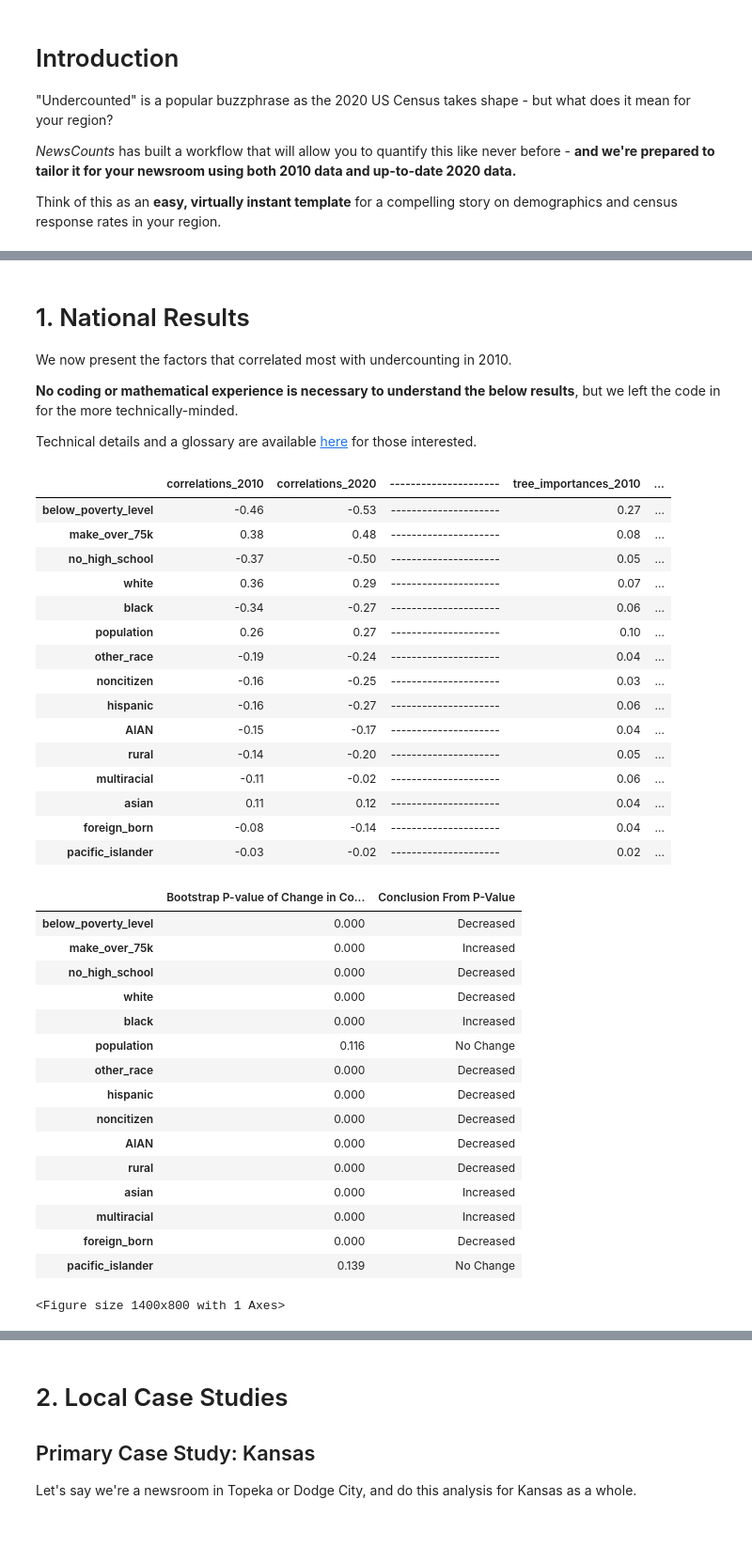
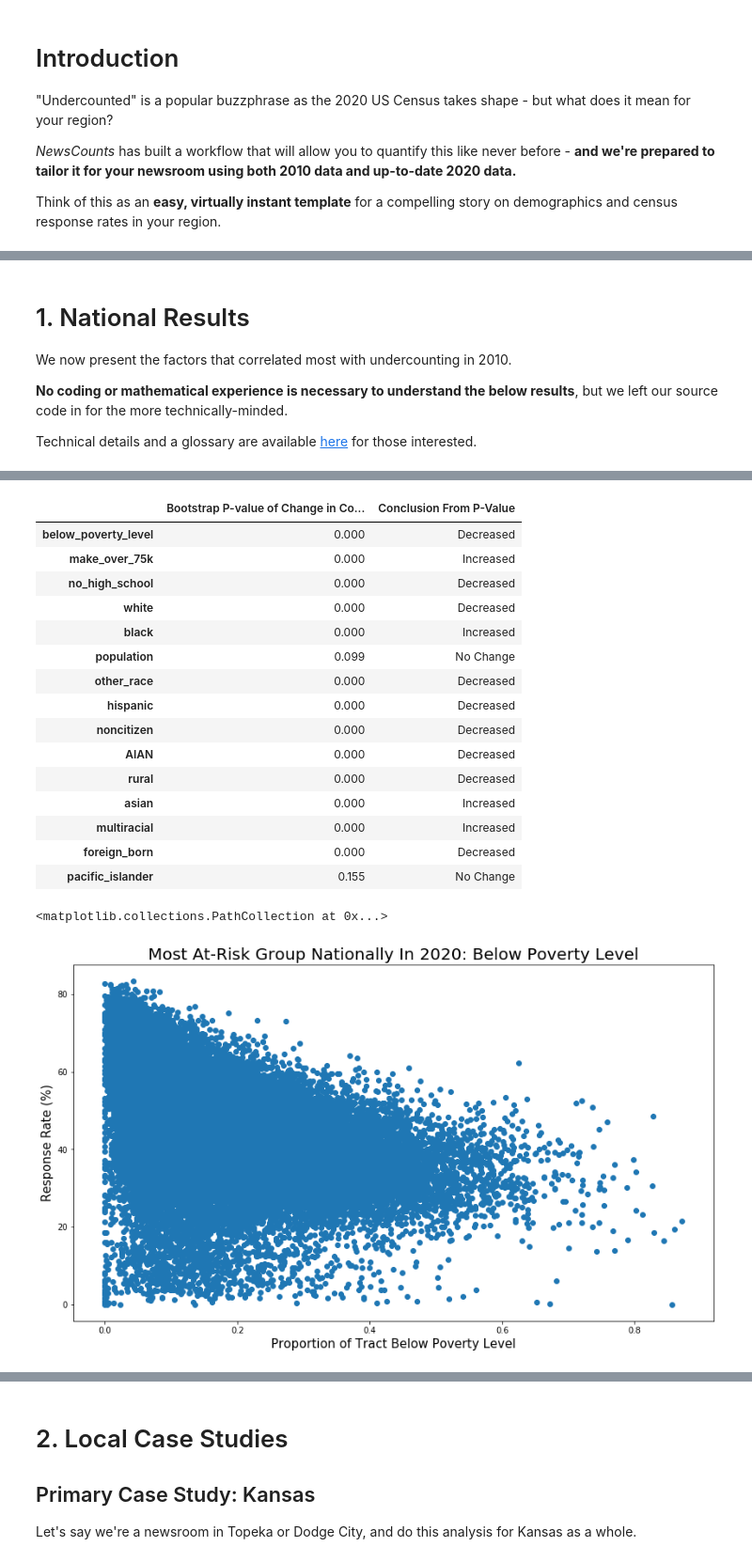
Before and after one commit to bwliv/censusresponses, a Jupyter notebook: undercount_modeling.ipynb, the cells around one changed output, grey strips where cells are left out. Shown: that part at 94% size. Drawn from its saved outputs; the diff is of its cells as text; code cells hidden in the pictures; blank space fills up the shorter version.

Commit message:
plot change

```diff
--- a/undercount_modeling.ipynb
+++ b/undercount_modeling.ipynb
@@ -41,7 +41,7 @@ Email me *any* time at [benjamin.livingston@columbia.edu](mailto:benjamin.living
 
 We now present the factors that correlated most with undercounting in 2010.
 
-**No coding or mathematical experience is necessary to understand the below results**, but we left the code in for the more technically-minded.
+**No coding or mathematical experience is necessary to understand the below results**, but we left our source code in for the more technically-minded.
 
 Technical details and a glossary are available [here](#Appendix:-Technical-Details) for those interested.
 # %%
@@ -314,49 +314,15 @@ p_results[pvals>=.025] = 'No Change'
 pvals_df = pd.DataFrame(pvals)
 pvals_df['Conclusion From P-Value'] = p_results
 pvals_df = pvals_df.reindex(full_results.correlations_2010.abs().sort_values(ascending=False).index)
-
-display(full_results)
-display(pvals_df)
-
-idx = full_results['correlations_2020'].idxmin()
-group = string.capwords(idx.replace('_',' '))
-plt.figure(figsize=(14,8))
-plt.title('Most At-Risk Group Nationally In 2020: ' + group,size=20)
-plt.xlabel('Proportion of Tract ' + group,size=15)
-plt.ylabel('Response Rate (%)',size=15)
-plt.scatter(data_2020[idx],data_2020['response'])
-plt.show()
-# %% [output]
-|  | correlations_2010 | correlations_2020 | --------------------- | tree_importances_2010 | ... |
-| below_poverty_level | -0.46 | -0.53 | --------------------- | 0.27 | ... |
-| make_over_75k | 0.38 | 0.48 | --------------------- | 0.08 | ... |
-| no_high_school | -0.37 | -0.50 | --------------------- | 0.05 | ... |
-| white | 0.36 | 0.29 | --------------------- | 0.07 | ... |
-| black | -0.34 | -0.27 | --------------------- | 0.06 | ... |
-| population | 0.26 | 0.27 | --------------------- | 0.10 | ... |
-| other_race | -0.19 | -0.24 | --------------------- | 0.04 | ... |
-| noncitizen | -0.16 | -0.25 | --------------------- | 0.03 | ... |
-| hispanic | -0.16 | -0.27 | --------------------- | 0.06 | ... |
-| AIAN | -0.15 | -0.17 | --------------------- | 0.04 | ... |
-| rural | -0.14 | -0.20 | --------------------- | 0.05 | ... |
-| multiracial | -0.11 | -0.02 | --------------------- | 0.06 | ... |
-| asian | 0.11 | 0.12 | --------------------- | 0.04 | ... |
-| foreign_born | -0.08 | -0.14 | --------------------- | 0.04 | ... |
-| pacific_islander | -0.03 | -0.02 | --------------------- | 0.02 | ... |
-|  | Bootstrap P-value of Change in Co... | Conclusion From P-Value |
-| below_poverty_level | 0.000 | Decreased |
-| make_over_75k | 0.000 | Increased |
-| no_high_school | 0.000 | Decreased |
-| white | 0.000 | Decreased |
-| black | 0.000 | Increased |
-| population | 0.116 | No Change |
-| other_race | 0.000 | Decreased |
-| hispanic | 0.000 | Decreased |
-| noncitizen | 0.000 | Decreased |
-| AIAN | 0.000 | Decreased |
-| rural | 0.000 | Decreased |
-| asian | 0.000 | Increased |
-| multiracial | 0.000 | Increased |
-| foreign_born | 0.000 | Decreased |
-| pacific_islander | 0.139 | No Change |
-<Figure size 1400x800 with 1 Axes>
+# %%
+display(full_results)
+display(pvals_df)
+
+idx = full_results['correlations_2020'].idxmin()
+group = string.capwords(idx.replace('_',' '))
+plot = plt.figure(figsize=(14,8))
+plt.title('Most At-Risk Group Nationally In 2020: ' + group,size=20)
+plt.xlabel('Proportion of Tract ' + group,size=15)
+plt.ylabel('Response Rate (%)',size=15)
+plt.scatter(data_2020[idx],data_2020['response'])
+# %% [output]
@@ -363,3 +345,21 @@ plt.show()
+|  | Bootstrap P-value of Change in Co... | Conclusion From P-Value |
+| below_poverty_level | 0.000 | Decreased |
+| make_over_75k | 0.000 | Increased |
+| no_high_school | 0.000 | Decreased |
+| white | 0.000 | Decreased |
+| black | 0.000 | Increased |
+| population | 0.099 | No Change |
+| other_race | 0.000 | Decreased |
+| hispanic | 0.000 | Decreased |
+| noncitizen | 0.000 | Decreased |
+| AIAN | 0.000 | Decreased |
+| rural | 0.000 | Decreased |
+| asian | 0.000 | Increased |
+| multiracial | 0.000 | Increased |
+| foreign_born | 0.000 | Decreased |
+| pacific_islander | 0.155 | No Change |
+<matplotlib.collections.PathCollection at 0x...>
+[figure, added]
 # %% [markdown]
 ### Methodology
 
```
Also changed, not shown: parts of 11 cells of this notebook.
